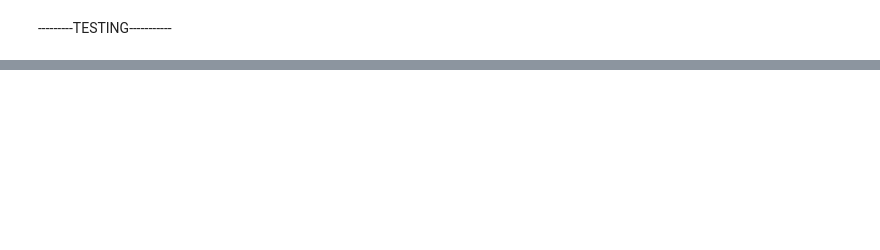
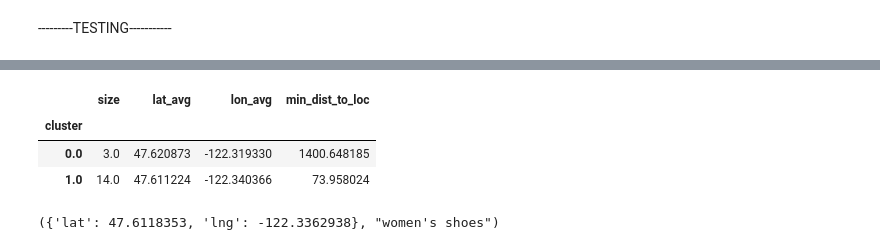
Before and after one commit to UpwardTrajectory/meander-maker, a Jupyter notebook: mvp.ipynb, the cells around one changed output, grey strips where cells are left out. Cells and saved outputs as stored; diff of their text form; code cells hidden in the pictures; blank space fills up the shorter version.

```diff
--- a/mvp.ipynb
+++ b/mvp.ipynb
@@ -113,0 +175,7 @@ df.to_dict()
+# %%
+gp.choose_cluster(df)
+# %% [output]
+|  | size | lat_avg | lon_avg | min_dist_to_loc |
+| cluster |  |  |  |  |
+| 0.0 | 3.0 | 47.620873 | -122.319330 | 1400.648185 |
+| 1.0 | 14.0 | 47.611224 | -122.340366 | 73.958024 |
@@ -113,0 +191,4 @@ df.to_dict()
+# %%
+loc, topic
+# %% [output]
+({'lat': 47.6118353, 'lng': -122.3362938}, "women's shoes")
```
Also changed, not shown: parts of 23 cells of this notebook, 1 other file.
